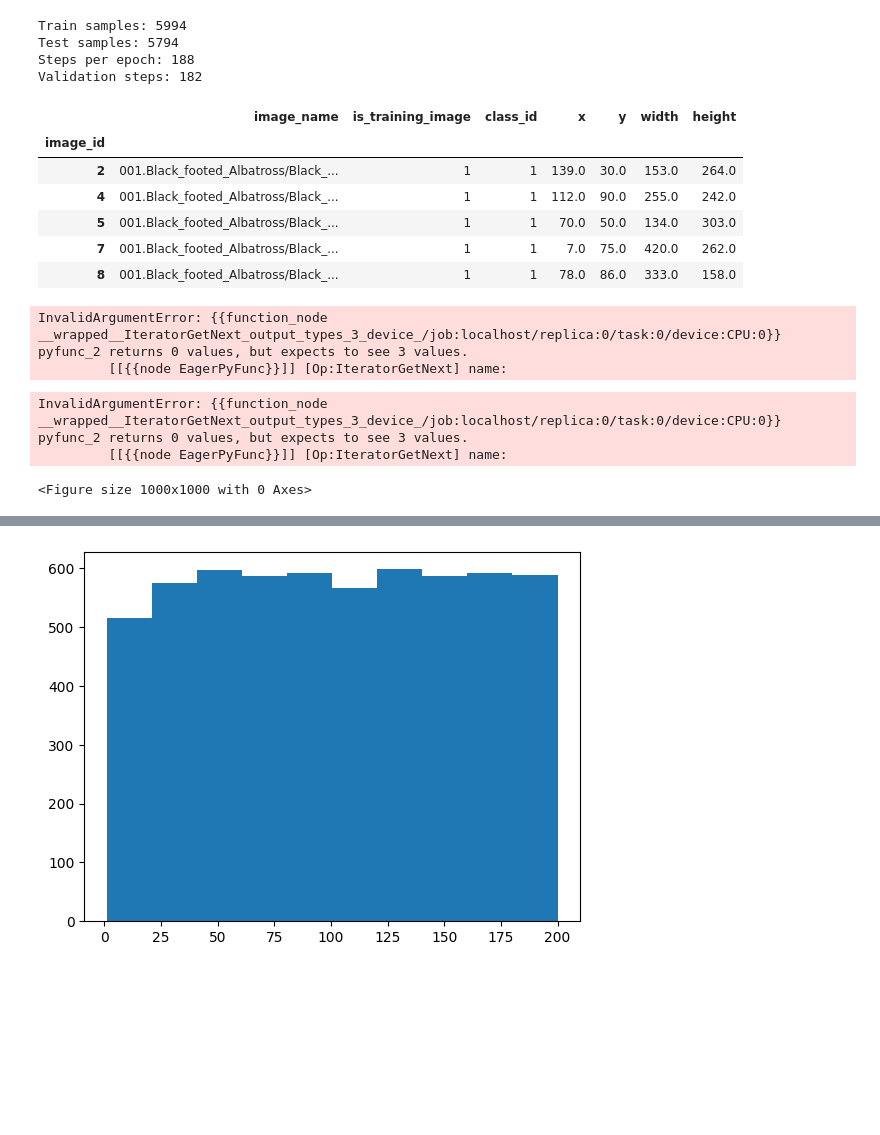
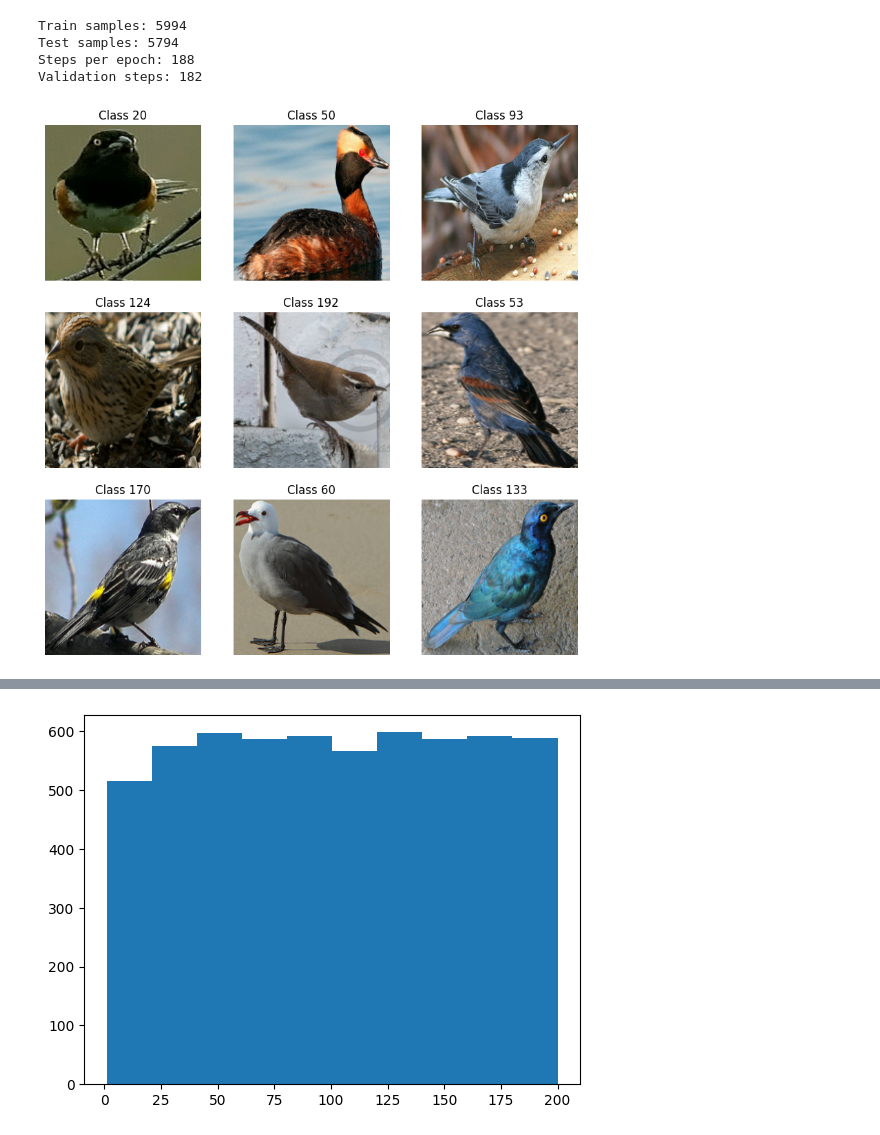
Before and after one commit to Harshvardhan-10/SOC-Deep-Learning, a Jupyter notebook: cnn-cub-200-2011-soc-deep-learning.ipynb, the cells around one changed output, grey strips where cells are left out. Drawn from its saved outputs; the diff is of its cells as text; code cells hidden in the pictures; blank space fills up the shorter version.

```diff
--- a/cnn-cub-200-2011-soc-deep-learning.ipynb
+++ b/cnn-cub-200-2011-soc-deep-learning.ipynb
@@ -341,60 +240,19 @@ Train samples: 5994
 Test samples: 5794
 Steps per epoch: 188
 Validation steps: 182
-# %%
-train_df.head()
-# %% [output]
-|  | image_name | is_training_image | class_id | x | y | width | height |
-| image_id |  |  |  |  |  |  |  |
-| 2 | 001.Black_footed_Albatross/Black_... | 1 | 1 | 139.0 | 30.0 | 153.0 | 264.0 |
-| 4 | 001.Black_footed_Albatross/Black_... | 1 | 1 | 112.0 | 90.0 | 255.0 | 242.0 |
-| 5 | 001.Black_footed_Albatross/Black_... | 1 | 1 | 70.0 | 50.0 | 134.0 | 303.0 |
-| 7 | 001.Black_footed_Albatross/Black_... | 1 | 1 | 7.0 | 75.0 | 420.0 | 262.0 |
-| 8 | 001.Black_footed_Albatross/Black_... | 1 | 1 | 78.0 | 86.0 | 333.0 | 158.0 |
-# %%
-# Check if the dataset contains any data
-for images, labels, part_locs in train_dataset.take(1):
-    print("Images shape:", images.shape)
-    print("Labels shape:", labels.shape)
-    print("Part locs shape:", part_locs.shape)
-    print("Number of images in batch:", len(images))
-    break
-else:
-    print("Dataset is empty!")
-# %% [output]
-InvalidArgumentError: {{function_node __wrapped__IteratorGetNext_output_types_3_device_/job:localhost/replica:0/task:0/device:CPU:0}} pyfunc_2 returns 0 values, but expects to see 3 values.
-         [[{{node EagerPyFunc}}]] [Op:IteratorGetNext] name:
 # %%
-# # Visualize a batch of processed images
-# plt.figure(figsize=(10, 10))
-# for images, labels in train_dataset.take(1):
-#     for i in range(9):
-#         ax = plt.subplot(3, 3, i + 1)
-# #         print(images[i].numpy())
-#         plt.imshow((images[i].numpy())/255)  # Rescale to [0, 1] for visualization
-#         plt.title(f"Class {labels[i].numpy()}")
-#         plt.axis("off")
-# plt.show()
-
 # Visualize a batch of processed images
 plt.figure(figsize=(10, 10))
-for images, labels, part_locs in train_dataset.take(1):
+for images, labels in train_dataset.take(1):
     for i in range(9):
-        print(images[i].numpy())
-#         ax = plt.subplot(3, 3, i + 1)
-#         plt.imshow(images[i].numpy())  # No need to rescale if your process_image function already outputs values in [0, 1]
-#         plt.title(f"Class {labels[i].numpy()}")
-#         plt.axis("off")
-
-#         # Optionally, you can visualize part locations
-#         part_locs_img = part_locs[i].numpy()
-#         plt.scatter(part_locs_img[:, 0] * 224, part_locs_img[:, 1] * 224, c='r', s=20)  # Assuming IMG_SIZE is (224, 224)
-
-# plt.show()
+        ax = plt.subplot(3, 3, i + 1)
+#         print(images[i].numpy())
+        plt.imshow((images[i].numpy())/255)  # Rescale to [0, 1] for visualization
+        plt.title(f"Class {labels[i].numpy()}")
+        plt.axis("off")
+plt.show()
 # %% [output]
-InvalidArgumentError: {{function_node __wrapped__IteratorGetNext_output_types_3_device_/job:localhost/replica:0/task:0/device:CPU:0}} pyfunc_2 returns 0 values, but expects to see 3 values.
-         [[{{node EagerPyFunc}}]] [Op:IteratorGetNext] name:
-<Figure size 1000x1000 with 0 Axes>
+[figure, added]
 # %%
 from tensorflow.keras.applications import MobileNetV2
 from tensorflow.keras.applications.mobilenet_v2 import preprocess_input
```
Also changed, not shown: parts of 18 cells of this notebook.
